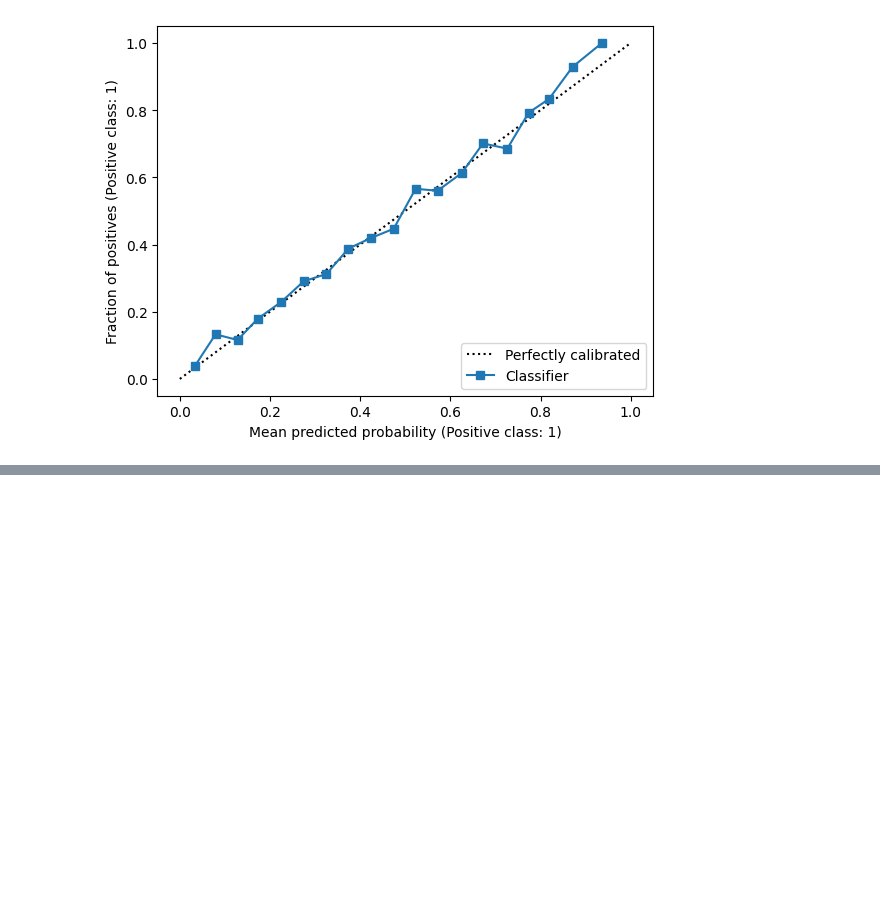
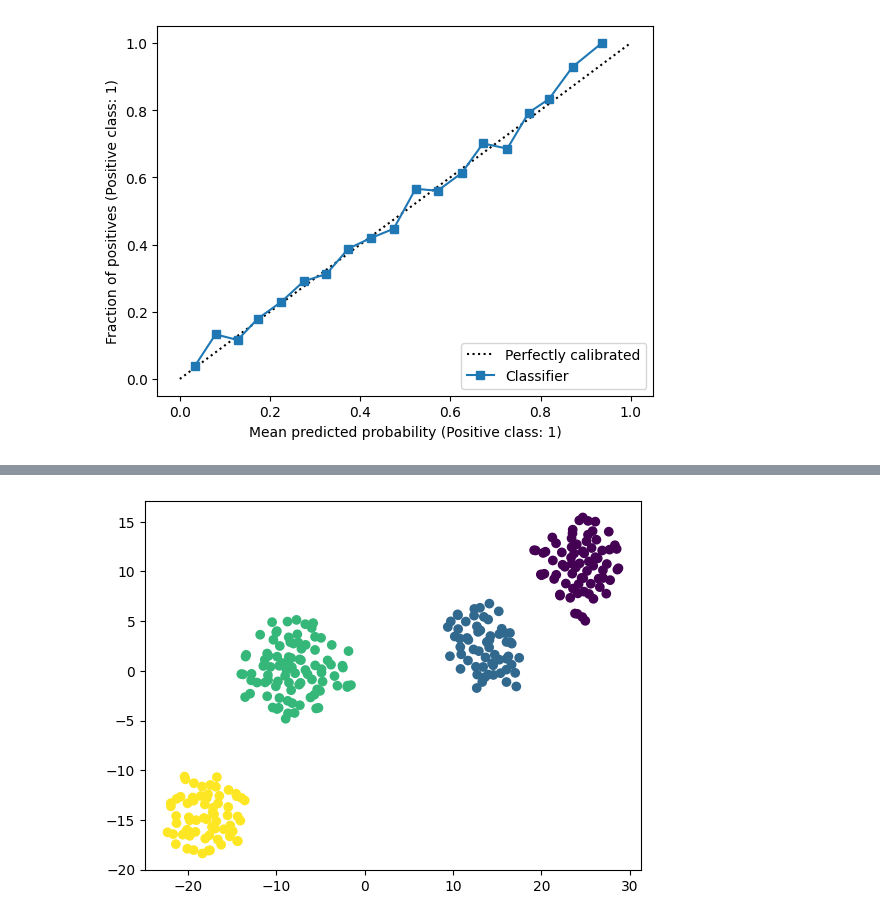
Before and after one commit to krawczyk071/predictor, a Jupyter notebook: scikit/pred_regression_multi.ipynb, the cells around one changed output, grey strips where cells are left out. Cells and saved outputs as stored; diff of their text form; code cells hidden in the pictures; blank space fills up the shorter version.

```diff
--- a/scikit/pred_regression_multi.ipynb
+++ b/scikit/pred_regression_multi.ipynb
@@ -411,0 +527,5 @@ CalibrationDisplay.from_predictions(fin.target, fin.y_pred,n_bins=20)
+# %%
+bin_lbl=27.5
+bin_x=X[fin.bin==bin_lbl]
+bin_x=bin_x.drop('venue_code',axis=1)
+bin_y=fin.bin[fin.bin==bin_lbl]
@@ -411,0 +536,18 @@ CalibrationDisplay.from_predictions(fin.target, fin.y_pred,n_bins=20)
+# %%
+# Import KMeans
+from sklearn.cluster import KMeans
+# Create a KMeans instance with 3 clusters: model
+km = KMeans(n_clusters=4)
+
+# Fit model to points
+km.fit(bin_x)
+
+# Determine the cluster labels of new_points: labels
+bin_x['km_labels'] = km.predict(bin_x)
+
+# Print cluster labels of new_points
+# print(km_labels)
+# %%
+plot_tsne(bin_x,bin_x['km_labels'])
+# %% [output]
+[figure, added]
```
Also changed, not shown: parts of 16 cells of this notebook, 1 other file.
